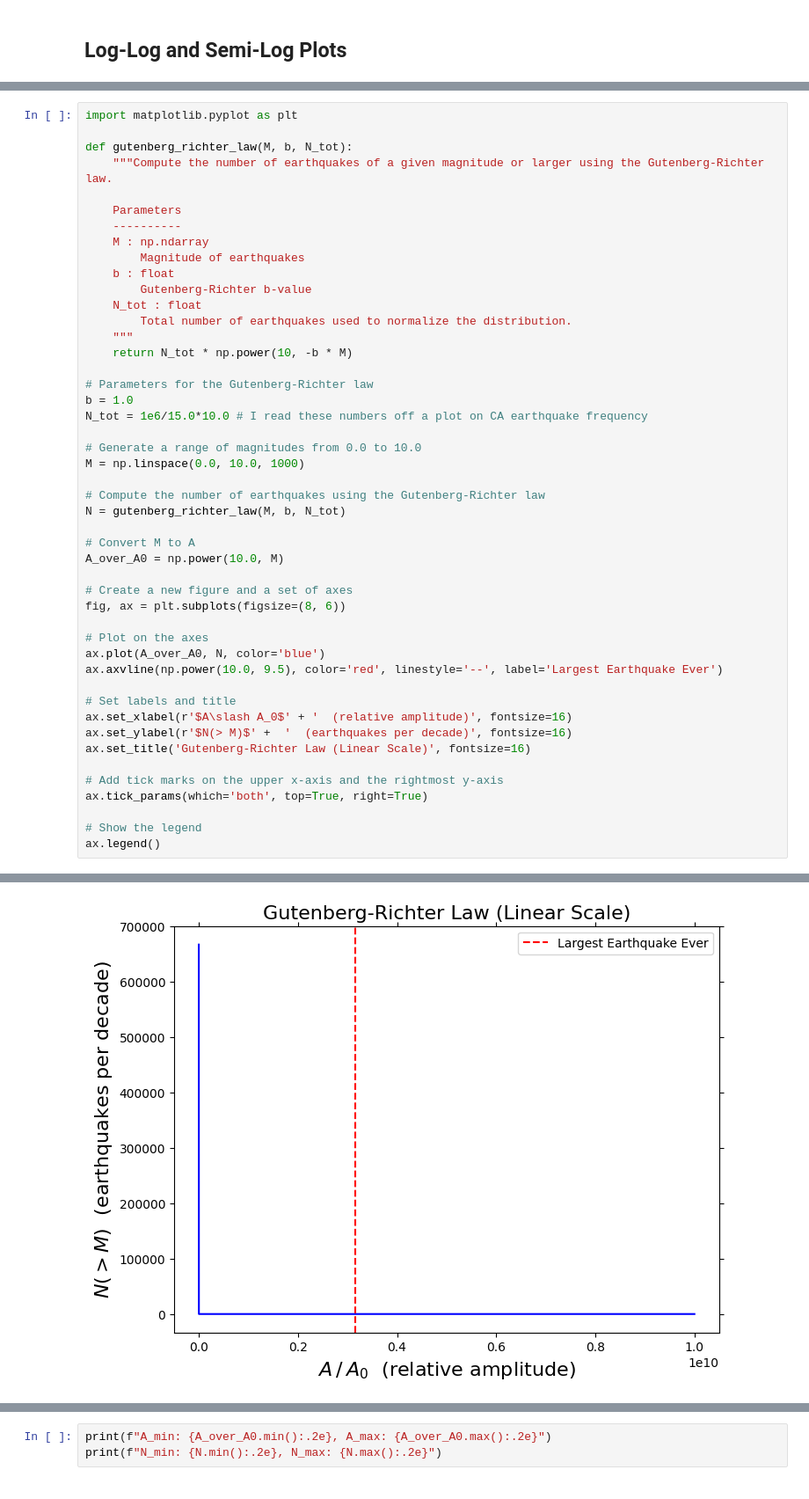
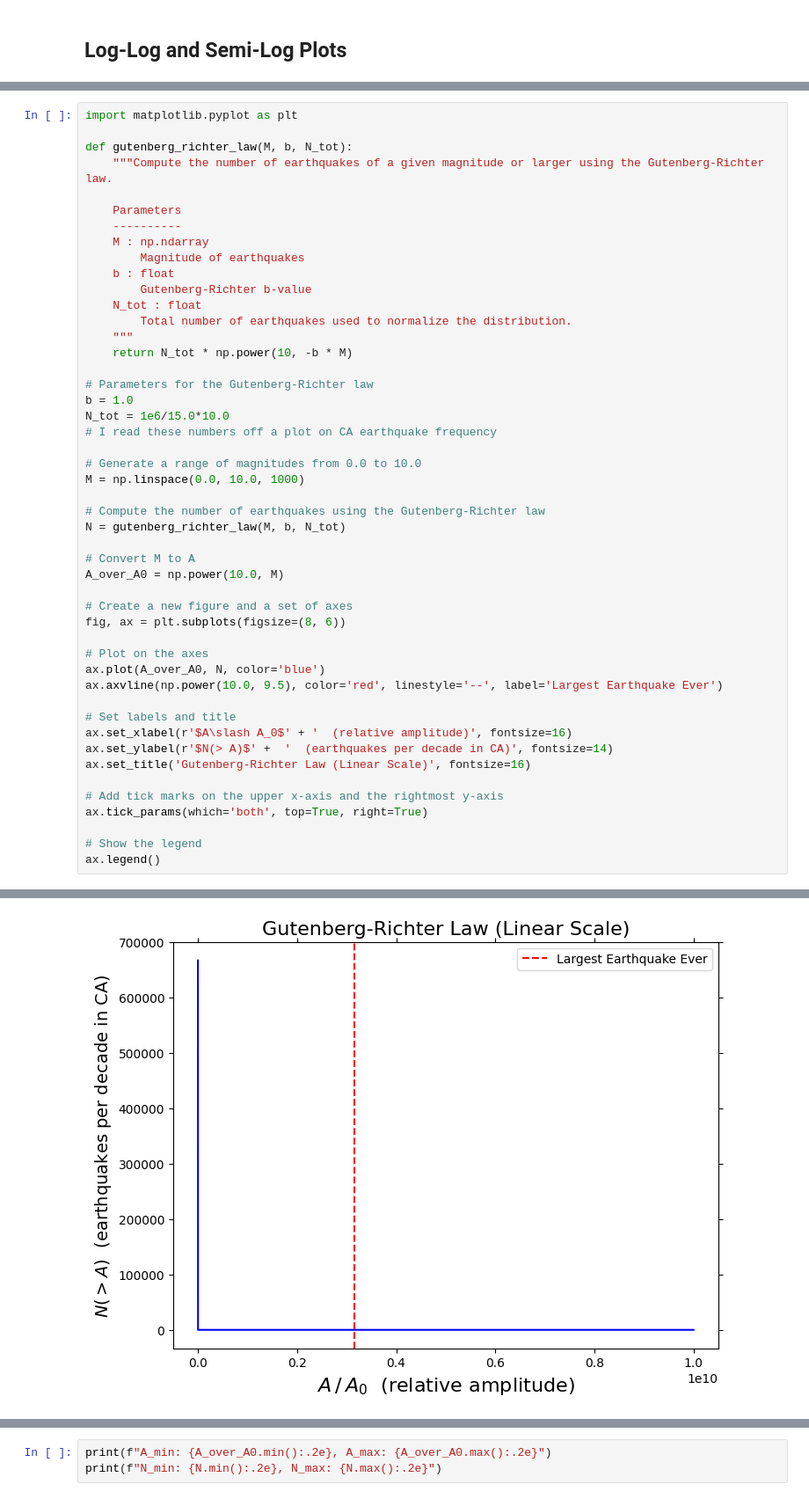
Before and after one commit to qiaqia444/Phys29, a Jupyter notebook: Phys29/lectures/Week5/01_matplotlib.ipynb, the cells around one changed output, grey strips where cells are left out. Shown at 88% size. Drawn from its saved outputs; the diff is of its cells as text.

```diff
--- a/Phys29/lectures/Week5/01_matplotlib.ipynb
+++ b/Phys29/lectures/Week5/01_matplotlib.ipynb
@@ -393,35 +407,36 @@ def gutenberg_richter_law(M, b, N_tot):
 
 # Parameters for the Gutenberg-Richter law
 b = 1.0
-N_tot = 1e6/15.0*10.0 # I read these numbers off a plot on CA earthquake frequency
+N_tot = 1e6/15.0*10.0
+# I read these numbers off a plot on CA earthquake frequency
 
 # Generate a range of magnitudes from 0.0 to 10.0
 M = np.linspace(0.0, 10.0, 1000)
 
 # Compute the number of earthquakes using the Gutenberg-Richter law
 N = gutenberg_richter_law(M, b, N_tot)
 
 # Convert M to A
 A_over_A0 = np.power(10.0, M)
 
 # Create a new figure and a set of axes
 fig, ax = plt.subplots(figsize=(8, 6))
 
 # Plot on the axes
 ax.plot(A_over_A0, N, color='blue')
 ax.axvline(np.power(10.0, 9.5), color='red', linestyle='--', label='Largest Earthquake Ever')
 
 # Set labels and title
 ax.set_xlabel(r'$A\slash A_0$' + '  (relative amplitude)', fontsize=16)
-ax.set_ylabel(r'$N(> M)$' +  '  (earthquakes per decade)', fontsize=16)
+ax.set_ylabel(r'$N(> A)$' +  '  (earthquakes per decade in CA)', fontsize=14)
 ax.set_title('Gutenberg-Richter Law (Linear Scale)', fontsize=16)
 
 # Add tick marks on the upper x-axis and the rightmost y-axis
 ax.tick_params(which='both', top=True, right=True)
 
 # Show the legend
 ax.legend()
 # %% [output]
 <matplotlib.legend.Legend at 0x...>
-[figure, old version]
+[figure, new version]
 # %% [markdown]
```
Also changed, not shown: parts of 18 cells of this notebook, 1 other file.
